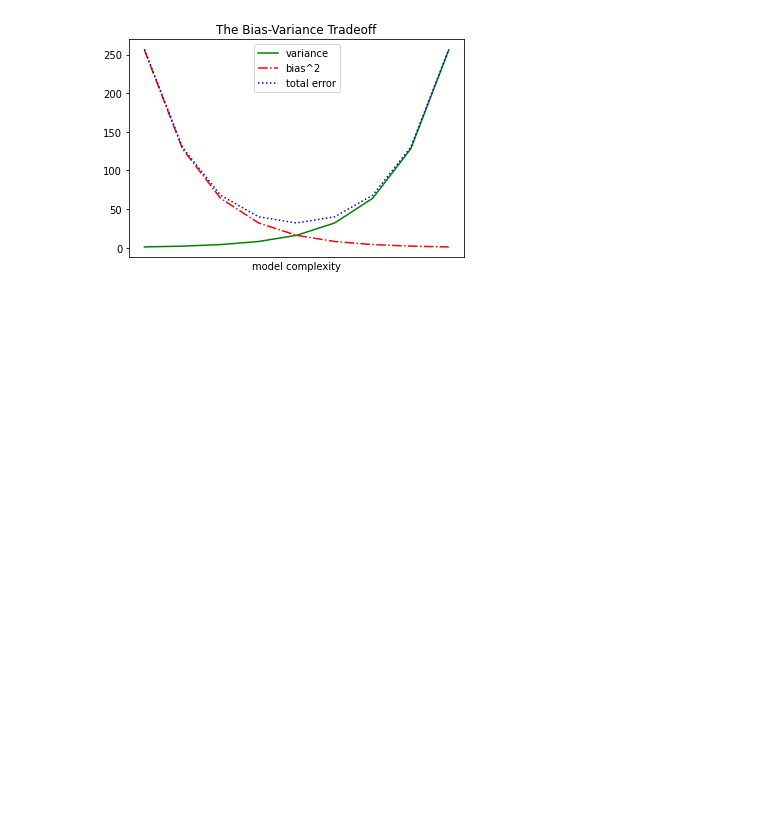
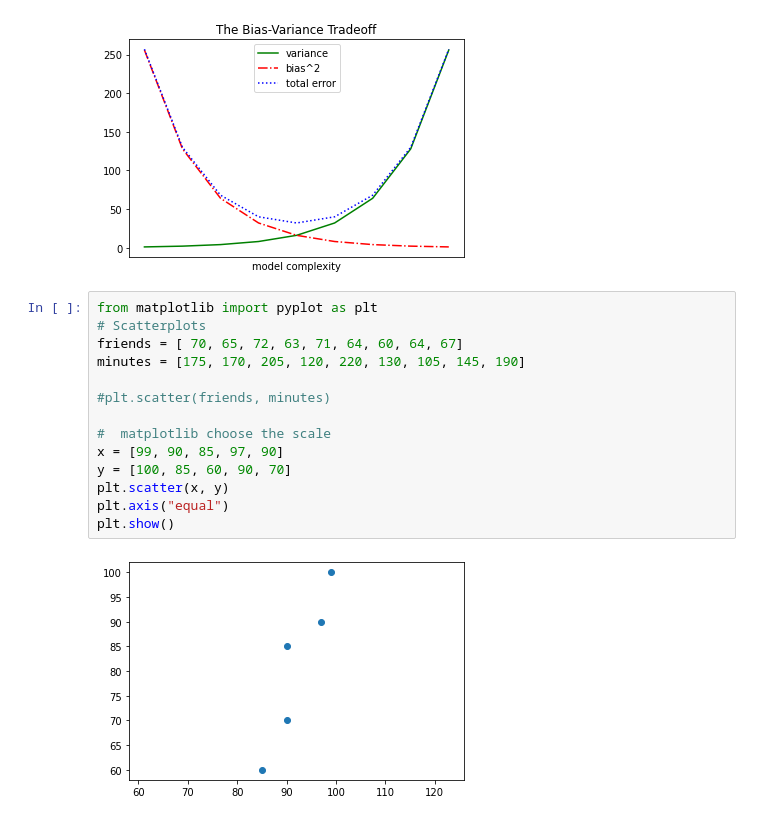
Before and after one commit to arturbaccarin/data-science-from-scratch, a Jupyter notebook: ch_3-data_visualization.ipynb, the cells around one changed output. Cells and saved outputs as stored; diff of their text form; blank space fills up the shorter version.

```diff
--- a/ch_3-data_visualization.ipynb
+++ b/ch_3-data_visualization.ipynb
@@ -40,3 +40,19 @@ plt.title("The Bias-Variance Tradeoff")
 plt.show()
 # %% [output]
 [figure]
+# %%
+from matplotlib import pyplot as plt
+# Scatterplots
+friends = [ 70, 65, 72, 63, 71, 64, 60, 64, 67]
+minutes = [175, 170, 205, 120, 220, 130, 105, 145, 190]
+
+#plt.scatter(friends, minutes)
+
+#  matplotlib choose the scale
+x = [99, 90, 85, 97, 90]
+y = [100, 85, 60, 90, 70]
+plt.scatter(x, y)
+plt.axis("equal")
+plt.show()
+# %% [output]
+[figure, added]
```
Also changed, not shown: 1 other file.
